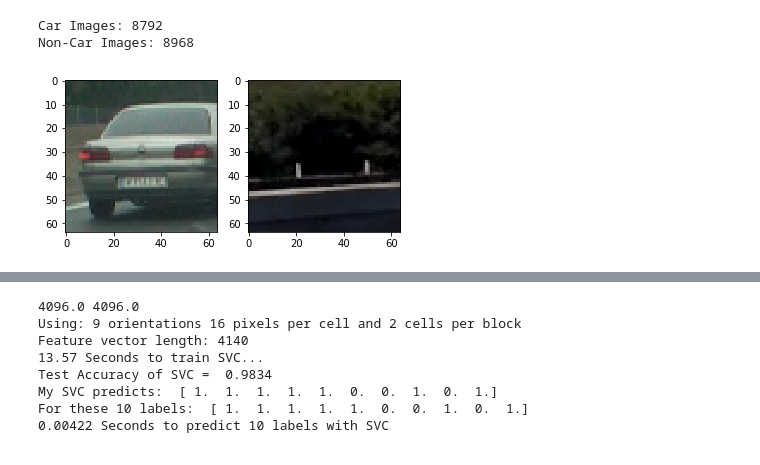
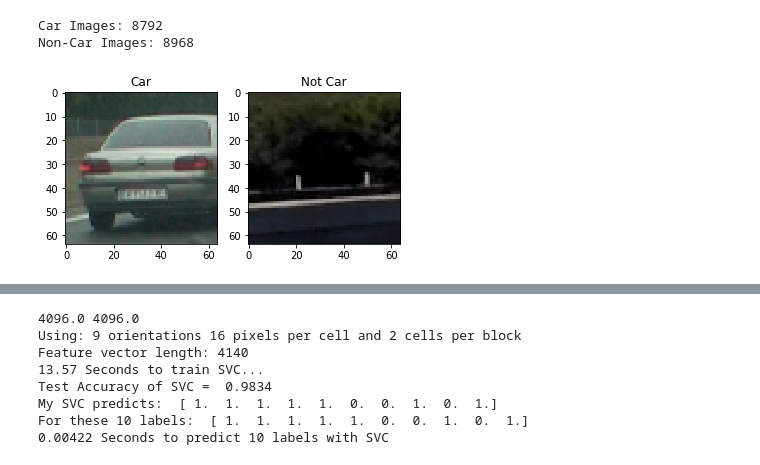
Before and after one commit to Rxmeez/SDCND-1-VehicleDectection, a Jupyter notebook: Vehicle-Detection.ipynb, the cells around one changed output, grey strips where cells are left out. Cells and saved outputs as stored; diff of their text form; code cells hidden in the pictures.

```diff
--- a/Vehicle-Detection.ipynb
+++ b/Vehicle-Detection.ipynb
@@ -290,14 +290,16 @@ Non-Car Images: 8968
 # %%
 # Test images being displayed
 car_test_img = mpimg.imread(cars[0])
 plt.subplot(121)
+plt.title('Car')
 plt.imshow(car_test_img)
 notcar_test_img = mpimg.imread(notcars[0])
 plt.subplot(122)
+plt.title('Not Car')
 plt.imshow(notcar_test_img)
 plt.show()
 # %% [output]
-[figure, old version]
+[figure, new version]
 # %%
 # Tweak these parameters and see how the results change.
 color_space = 'YCrCb' # Can be RGB, HSV, LUV, HLS, YUV, YCrCb
```
Also changed, not shown: parts of 2 cells of this notebook, 6 other files.
